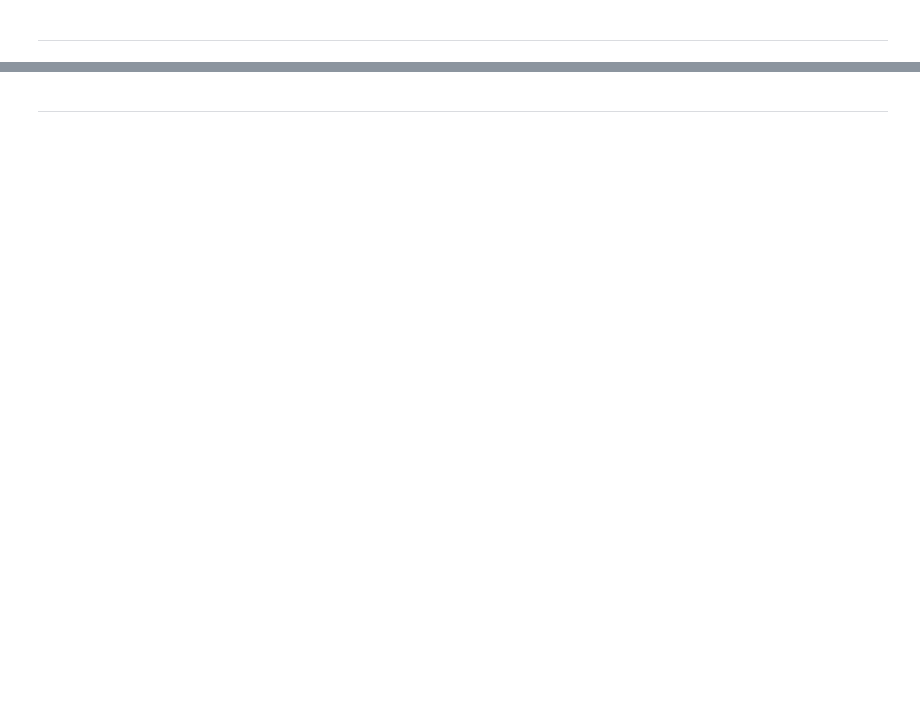
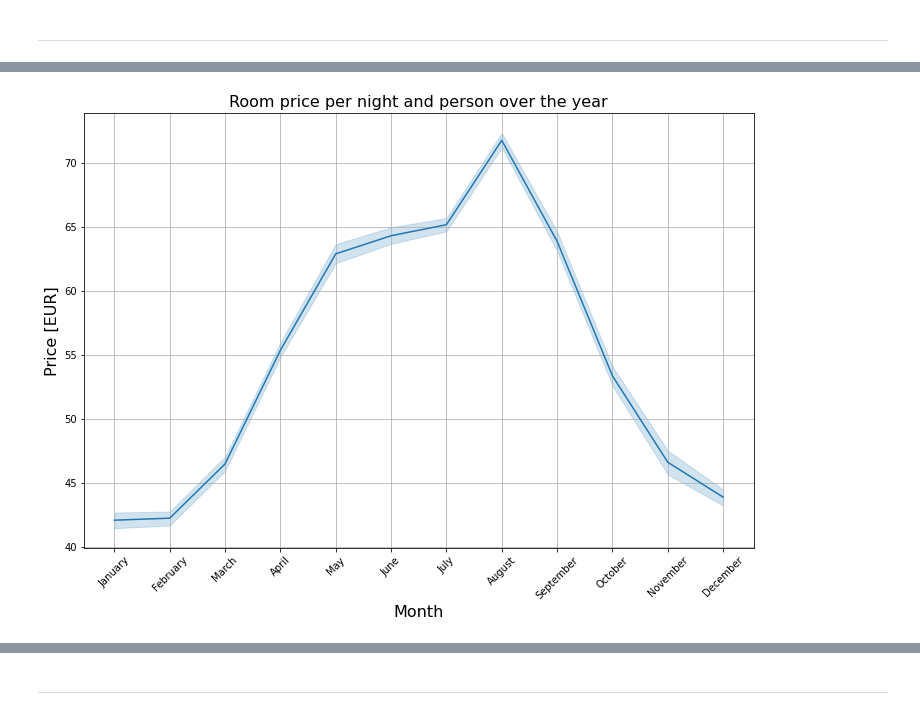
Before and after one commit to arseller/VirtualMaitre, a Jupyter notebook: Clients_Clustering.ipynb, the cells around one changed output, grey strips where cells are left out. Cells and saved outputs as stored; diff of their text form; code cells hidden in the pictures; blank space fills up the shorter version.

```diff
--- a/Clients_Clustering.ipynb
+++ b/Clients_Clustering.ipynb
@@ -390,0 +411,15 @@ Steps:
+# %%
+# @title
+
+# Counting adults and children as paying guests only, not babies.
+data['price_per_night'] = data['adr'] / (data['adults'] + data['children'])
+
+data = pd.concat([data.loc[(data['price_per_night'] <= 0.0) | (data['price_per_night'] > 1000)],data]).drop_duplicates(keep=False)
+
+data.drop('adr', axis=1, inplace=True)
+
+print('\n\nAverage price: {:.2f}€ per night and person.'.format(data['price_per_night'].mean()))
+
+print('\n\nData Shape: ',data.shape,'\n')
+
+data.head(5)
@@ -390,0 +437,21 @@ Steps:
+# %%
+# @title
+
+room_prices_mothly = data[['arrival_date_month', 'price_per_night']].sort_values('arrival_date_month')
+
+# order by month:
+ordered_months = ["January", "February", "March", "April", "May", "June",
+          "July", "August", "September", "October", "November", "December"]
+room_prices_mothly['arrival_date_month'] = pd.Categorical(room_prices_mothly['arrival_date_month'], categories=ordered_months, ordered=True)
+
+# barplot with standard deviation:
+plt.figure(figsize=(12, 8))
+sns.lineplot(x = 'arrival_date_month', y='price_per_night', data=room_prices_mothly)
+plt.title("Room price per night and person over the year", fontsize=16)
+plt.xlabel("Month", fontsize=16)
+plt.xticks(rotation=45)
+plt.ylabel("Price [EUR]", fontsize=16)
+plt.grid()
+plt.show()
+# %% [output]
+[figure, added]
```
Also changed, not shown: parts of 87 cells of this notebook.
